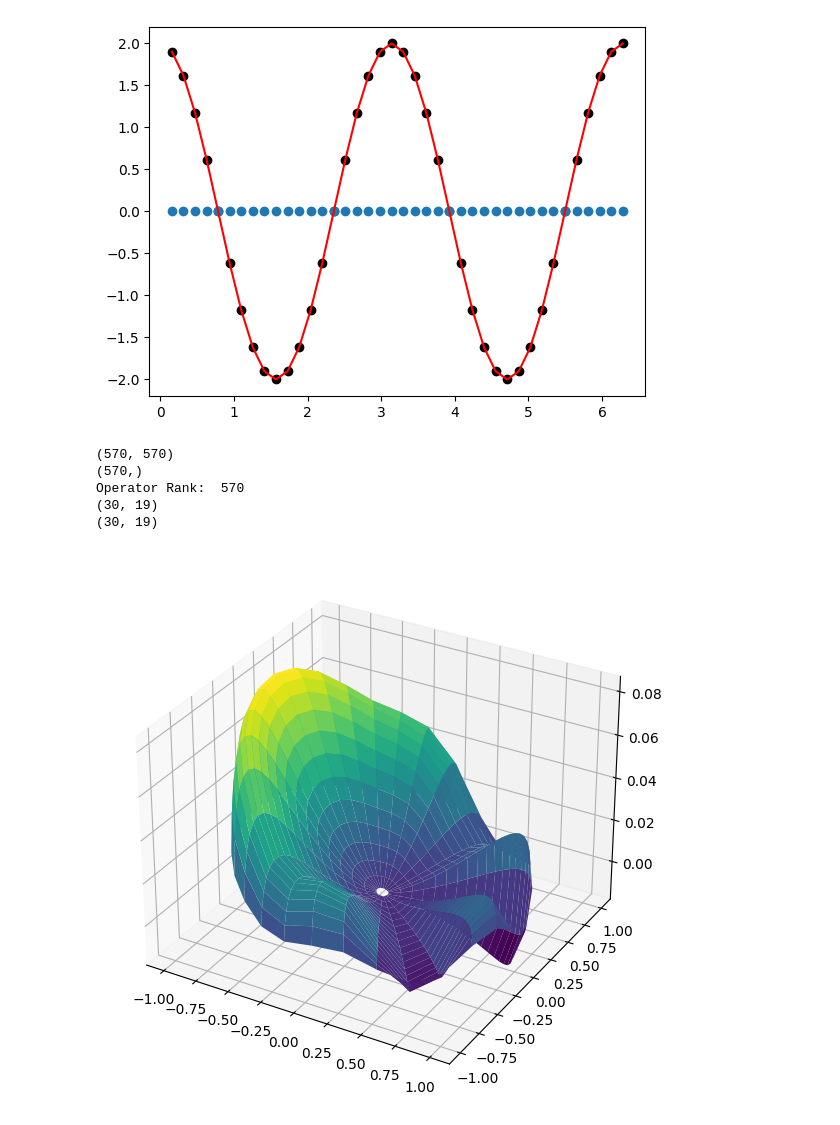
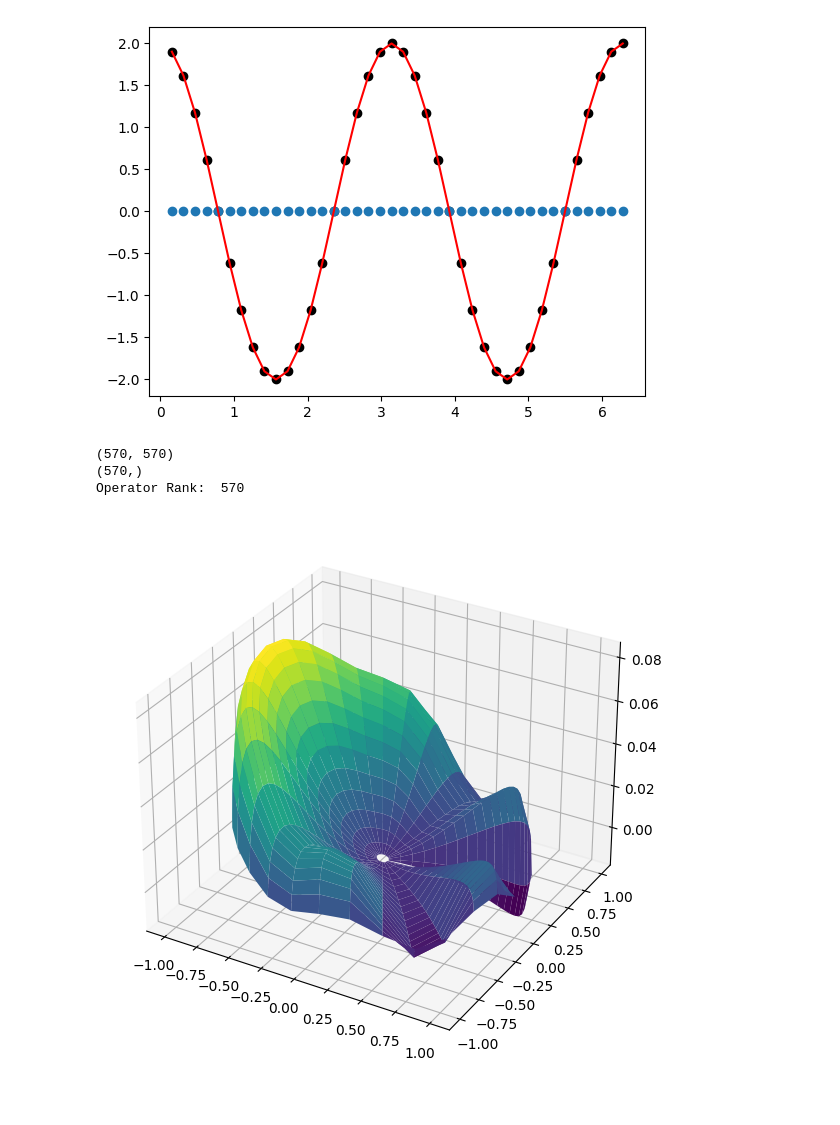
Before and after one commit to KsymenaPoradzisz/General_Relativity, a Jupyter notebook: test.ipynb, the cells around one changed output. Drawn from its saved outputs; the diff is of its cells as text; code cells hidden in the pictures.

```diff
--- a/test.ipynb
+++ b/test.ipynb
@@ -91,54 +93,34 @@ r = Ch.Grid(NR, mode="cheb").grid[NR//2:-1]
 t = Ch.Grid(NTheta, mode="uni").grid
 D = Div.DR2(NR).matrix[1:-1, 1:-1]
 E = Div.DR(NR).matrix[1:-1, 1:-1]
 T = Div.DTheta2(NTheta).matrix
 R = np.diag(1/r)
 
 d1, d2 = D[:dimR//2, :dimR//2], D[:dimR//2, dimR//2:]
 e1, e2 = E[:dimR//2, :dimR//2], E[:dimR//2, dimR//2:]
 
 diagId = np.identity(NTheta)
 antiDiagId = np.kron(np.array([[0, 1], [1, 0]]), np.identity(NTheta//2))
 
 operator = np.kron(d1 + (R @ e1), diagId) + np.kron(d2 + (R @ e2), antiDiagId) + np.kron(R @ R, T)
-# operator = np.kron(d1, T)
 
 #shape check
 print(operator.shape)
 print(np.kron(r, t).shape)
 
 source = np.kron(-1*r*r, np.sin(t/2)**4) + np.kron(np.ones(len(r)), np.sin(6*t) * np.cos(t/2)**2)
 # source = np.kron(np.ones(len(r)), np.ones(NTheta))
 sol = np.linalg.solve(operator, source)
 
 print("Operator Rank: ", np.linalg.matrix_rank(operator))
-# print("Operator: ", operator)
-# print("Source: ", source)
-# print("Solution: ", sol)
 
-fig = plt.figure()
-ax = fig.add_subplot(projection='3d')
 
 # Create the mesh in polar coordinates and compute corresponding Z.
-p = np.linspace(0, 2*np.pi, NTheta)
-R, P = np.meshgrid(r, p)
-
-# Express the mesh in the cartesian system.
-X, Y = R*np.cos(P), R*np.sin(P)
-
-print(X.shape)
-
-# Plot the surface.
-Z = sol.reshape(((NR-2)//2, NTheta)).T
-print(Z.shape)
-fig.set_size_inches(7, 7)
-ax.plot_surface(X, Y, Z, cmap="viridis")
-plt.show()
+plotter = Plotting.PolarPlotter()
+plotter.plot(r, t, sol, colormap='viridis')  # r, t, sol are 1D vectors, plotter handles reshaping
 # %% [output]
 (570, 570)
 (570,)
 Operator Rank:  570
-(30, 19)
-(30, 19)
-[figure, old version]
+[figure, new version]
 # %%
```
Also changed, not shown: parts of 3 cells of this notebook, 3 other files.
